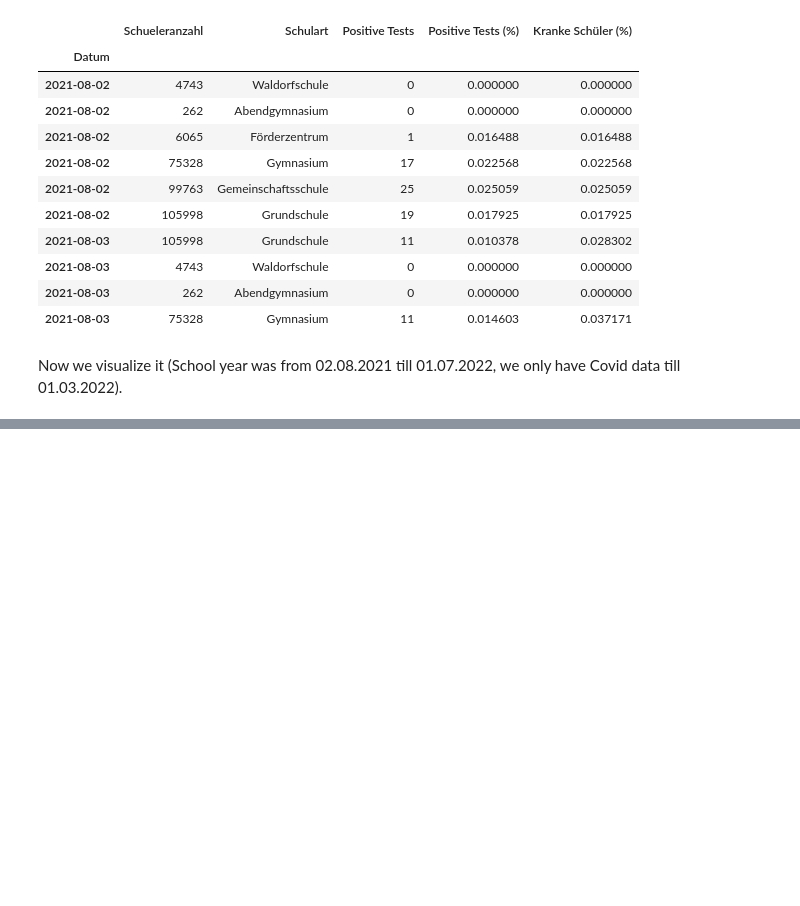
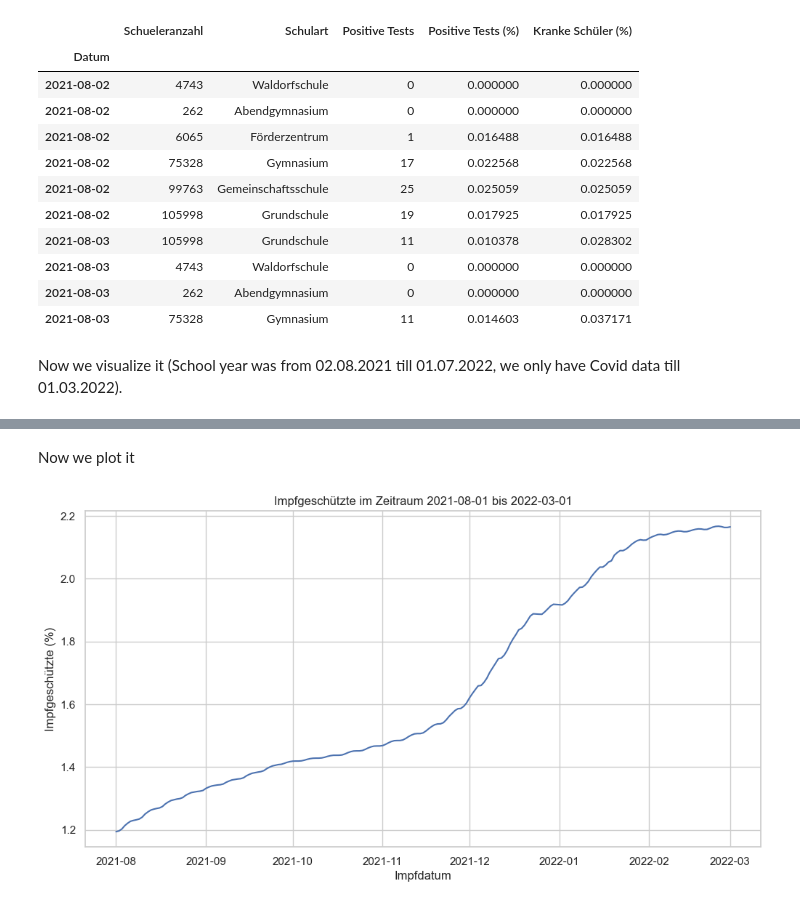
Before and after one commit to JanBaumgart/Jan_MADE, a Jupyter notebook: project/data_exploration.ipynb, the cells around one changed output, grey strips where cells are left out. Cells and saved outputs as stored; diff of their text form; code cells hidden in the pictures; blank space fills up the shorter version.

```diff
--- a/project/data_exploration.ipynb
+++ b/project/data_exploration.ipynb
@@ -229,0 +323,10 @@ So that we can see wich school type is mostly influenced by vaccinations.
+# %%
+# Annahme: Eine Impfung Schützt 12 Monate (12*30). Quelle:
+# https://www.rki.de/SharedDocs/FAQ/COVID-Impfen/FAQ_Liste_Wirksamkeit.html#:~:text=Daten%20weisen%20darauf%20hin%2C%20dass,Erkrankung%20mindestens%2012%20Monate%20anh%C3%A4lt.
+
+# Die Teilung basiert auf der aktuelsten bekannten Einwohnerzahl in SH
+df4['Impfgeschützte (%)'] = df4['Anzahl'].rolling(window=12*30, min_periods=1).sum()/2897000
+
+
+# Anzeige des aktualisierten DataFrame
+df4.head(-10)
@@ -229,0 +348,15 @@ So that we can see wich school type is mostly influenced by vaccinations.
+# %% [markdown]
+Now we plot it
+# %%
+df4_timespan = df4[(df4.index >= '2021-08-01') & (df4.index <= '2022-03-01')]
+
+plt.figure(figsize=(12, 6))  # Passen Sie die Größe des Plots nach Bedarf an
+seab.lineplot(data=df4_timespan, x=df4_timespan.index, y='Impfgeschützte (%)', color='b')
+seab.set(style='whitegrid')
+
+plt.title('Impfgeschützte im Zeitraum 2021-08-01 bis 2022-03-01')
+plt.xlabel('Impfdatum')
+plt.ylabel('Impfgeschützte (%)')
+plt.show()
+# %% [output]
+[figure, added]
```
Also changed, not shown: parts of 27 cells of this notebook, 1 other file.
